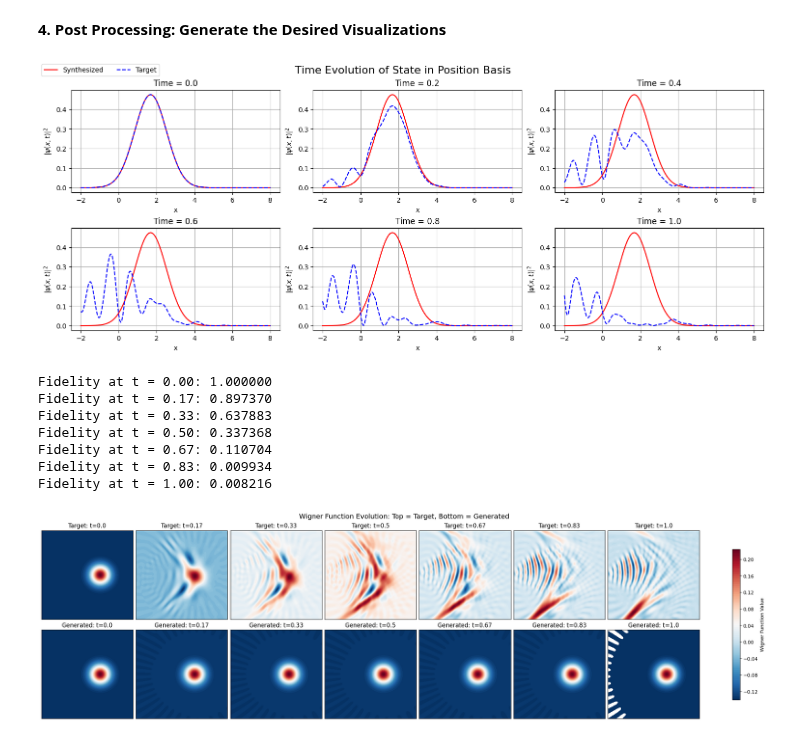
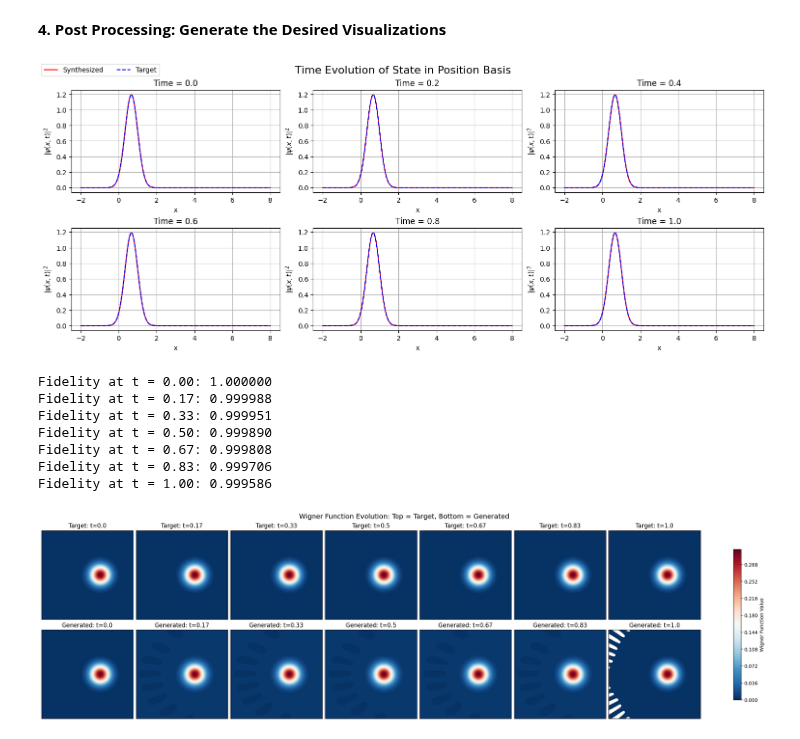
Before and after one commit to alexaymehra/hybrid-quantum-simulation, a Jupyter notebook: notebooks/main.ipynb, the cells around one changed output. Saved outputs shown, nothing was run; the diff lists cells and outputs as text; code cells hidden in the pictures.

```diff
--- a/notebooks/main.ipynb
+++ b/notebooks/main.ipynb
@@ -35,8 +35,8 @@ There are other values available based on these inputs:
 # %%
 morse_potential = utils.MorsePotential(
     mass = 1,
-    de = 1.0,
-    b = 0.5,
+    de = 10.0,
+    b = 1.0,
     x0 = 0.5,
     hbar = 1
 )
@@ -79,9 +99,13 @@ optimal_params = optimization.run_optimization(
     backend = backend,
     d = depth,
     loss_function = optimization.fidelity_loss,
-    target_evolution = morse_evolution,
+    target_evolution = np.kron(backend.I_q, backend.I_o),
+    init_state = init_state,
+    qubit_state_index = qubit_state_index,
+    mp = morse_potential,
     mode = 'coordinate-descent',
-    max_iterations = 5
+    max_iterations = 5,
+    info_type = 'normal'
 )
 # %% [output]
 Optimized Controlled Displacement, Iteration 1
@@ -118,74 +142,39 @@ synthesized_hamiltonian = (1j / backend.time) * sp.linalg.logm(synthesized_evolu
 target_time = 1 # End time to be visualized for the wavefunction
 n_steps = 6     # number of time steps to visualize
 
-# --- Choose Initial State ---
-
-# Choose the Initial State for the Qubit
-init_qubit_state = np.array([1, 0], dtype=complex)
-
-# Choose the Initial State for the Qumode
-
-# Option 1: Fock state
-#fock_state_index = 2
-#init_qumode_state = np.zeros(N, dtype=complex)
-#init_qumode_state[fock_state_index] = 1.0
-
-# Option 2: Coherent state
-from qutip import coherent
-alpha = 1.0
-init_qumode_state = coherent(backend.dim, alpha).full().flatten()
-
 # --- Generate Wavefunction Visualization ---
 visualization.generate_wavefunc(
-    init_qubit_state = init_qubit_state,
-    init_qumode_state = init_qumode_state,
+    init_state = init_state,
     target_time = target_time,
     n_steps = n_steps,
     gen_hamiltonian = synthesized_hamiltonian,
     backend = backend,
-    morse_to_optimize = morse_evolution,
+    morse_to_optimize = np.kron(backend.I_q, backend.I_o),
     mp = morse_potential
 )
 # %% [output]
-[figure, old version]
+[figure, new version]
 # %%
 # Generate Wigner Function Graphics
 
 time_and_extra = 1     # end time to be visualized for the wigner function
 steps = 6              # number of steps to visualize
 
-# --- Choose Initial State ---
-
-# Choose the Initial State for the Qubit
-wig_init_qubit_state = np.array([1, 0], dtype=complex)
-
-# Choose the Initial State for the Qumode
-
-# Option 1: Fock state
-# wig_fock_state_index = 2
-# wig_init_qumode_state = np.zeros(N, dtype=complex)
-# wig_init_qumode_state[fock_state_index] = 1.0
-
-# Option 2: Coherent state
-coherent_alpha = 1.0
-wig_init_qumode_state = coherent(backend.dim, coherent_alpha).full().flatten()
-
 # --- Generate Wigner Function Visualization ---
 visualization.gen_wigfunc(
-    wig_init_qubit_state = wig_init_qubit_state,
-    wig_init_qumode_state = wig_init_qumode_state,
+    init_state = init_state,
     time_and_extra = time_and_extra,
     steps = steps,
     generated_hamiltonian = synthesized_hamiltonian,
     backend = backend,
-    morse_to_optimize = morse_evolution
+    morse_to_optimize = np.kron(backend.I_q, backend.I_o)
 )
 # %% [output]
 Fidelity at t = 0.00: 1.000000
-Fidelity at t = 0.17: 0.897370
-Fidelity at t = 0.33: 0.637883
-Fidelity at t = 0.50: 0.337368
-Fidelity at t = 0.67: 0.110704
-Fidelity at t = 0.83: 0.009934
-Fidelity at t = 1.00: 0.008216
+Fidelity at t = 0.17: 0.999988
+Fidelity at t = 0.33: 0.999951
+Fidelity at t = 0.50: 0.999890
+Fidelity at t = 0.67: 0.999808
+Fidelity at t = 0.83: 0.999706
+Fidelity at t = 1.00: 0.999586
-[figure, old version]
+[figure, new version]
```
Also changed, not shown: parts of 6 cells of this notebook, 4 other files.
